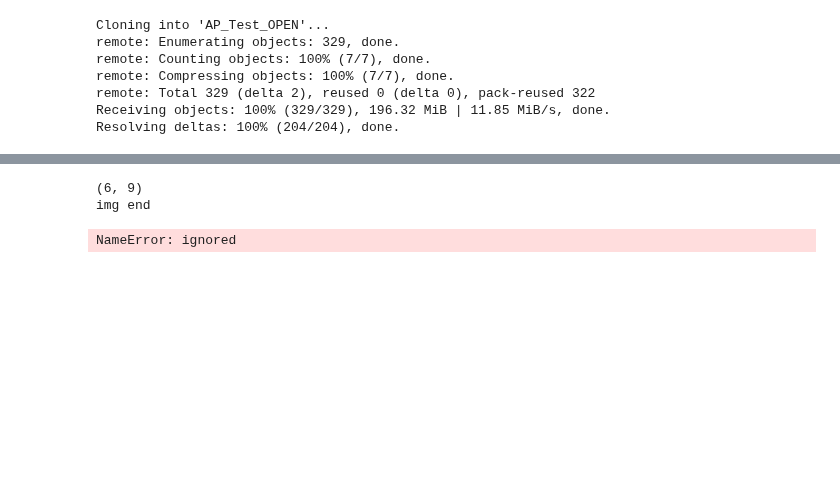
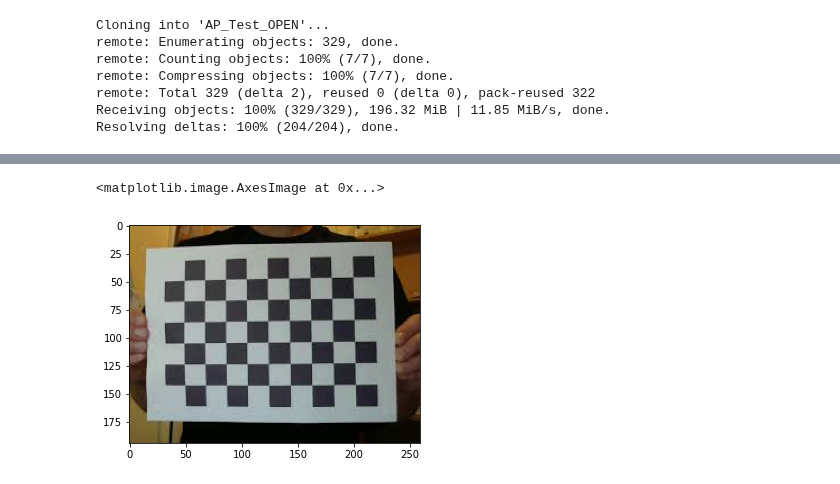
Before and after one commit to mckang6113875/AP_Test_OPEN, a Jupyter notebook: FishEye_test.ipynb, the cells around one changed output, grey strips where cells are left out. Drawn from its saved outputs; the diff is of its cells as text; code cells hidden in the pictures; blank space fills up the shorter version.

```diff
--- a/FishEye_test.ipynb
+++ b/FishEye_test.ipynb
@@ -32,59 +28,0 @@ print(original.shape)
-# %%
-import cv2
-# assert cv2.__version__[0] == '3', 'The fisheye module requires opencv version >= 3.0.0'
-import numpy as np
-import os
-import glob
-
-CHECKERBOARD = (6,9)
-
-print(CHECKERBOARD)
-subpix_criteria = (cv2.TERM_CRITERIA_EPS+cv2.TERM_CRITERIA_MAX_ITER, 30, 0.1)
-calibration_flags = cv2.fisheye.CALIB_RECOMPUTE_EXTRINSIC+cv2.fisheye.CALIB_CHECK_COND+cv2.fisheye.CALIB_FIX_SKEW
-objp = np.zeros((1, CHECKERBOARD[0]*CHECKERBOARD[1], 3), np.float32)
-objp[0,:,:2] = np.mgrid[0:CHECKERBOARD[0], 0:CHECKERBOARD[1]].T.reshape(-1, 2)
-_img_shape = None
-objpoints = [] # 3d point in real world space
-imgpoints = [] # 2d points in image plane.
-images = glob.glob('source/*.jpg')
-for fname in images:
-    img = cv2.imread(fname)
-    if _img_shape == None:
-        _img_shape = img.shape[:2]
-    else:
-        assert _img_shape == img.shape[:2], "All images must share the same size."
-    gray = cv2.cvtColor(img,cv2.COLOR_BGR2GRAY)
-    # Find the chess board corners
-    ret, corners = cv2.findChessboardCorners(gray, CHECKERBOARD, cv2.CALIB_CB_ADAPTIVE_THRESH+cv2.CALIB_CB_FAST_CHECK+cv2.CALIB_CB_NORMALIZE_IMAGE)
-    # If found, add object points, image points (after refining them)
-    if ret == True:
-        objpoints.append(objp)
-        cv2.cornerSubPix(gray,corners,(3,3),(-1,-1),subpix_criteria)
-        imgpoints.append(corners)
-
-print('img end')
-N_OK = len(objpoints)
-K = np.zeros((3, 3))
-D = np.zeros((4, 1))
-rvecs = [np.zeros((1, 1, 3), dtype=np.float64) for i in range(N_OK)]
-tvecs = [np.zeros((1, 1, 3), dtype=np.float64) for i in range(N_OK)]
-rms, _, _, _, _ = \
-    cv2.fisheye.calibrate(
-        objpoints,
-        imgpoints,
-        gray.shape[::-1],
-        K,
-        D,
-        rvecs,
-        tvecs,
-        calibration_flags,
-        (cv2.TERM_CRITERIA_EPS+cv2.TERM_CRITERIA_MAX_ITER, 30, 1e-6)
-    )
-print("Found " + str(N_OK) + " valid images for calibration")
-print("DIM=" + str(_img_shape[::-1]))
-print("K=np.array(" + str(K.tolist()) + ")")
-print("D=np.array(" + str(D.tolist()) + ")")
-# %% [output]
-(6, 9)
-img end
-NameError: ignored
@@ -113,0 +29,12 @@ if __name__ == '__main__':
+# %%
+import cv2
+import matplotlib.pyplot as plt
+img = cv2.imread('/content/AP_Test_OPEN/ChessBoard_3.jpg')
+img = cv2.cvtColor(img, cv2.COLOR_BGR2RGB)
+
+origin = cv2.imread('/content/AP_Test_OPEN/ChessBoard_3.jpg')
+origin = cv2.cvtColor(origin, cv2.COLOR_BGR2RGB)
+plt.imshow(img)
+# %% [output]
+<matplotlib.image.AxesImage at 0x...>
+[figure, added]
```
Also changed, not shown: parts of 2 cells of this notebook.
